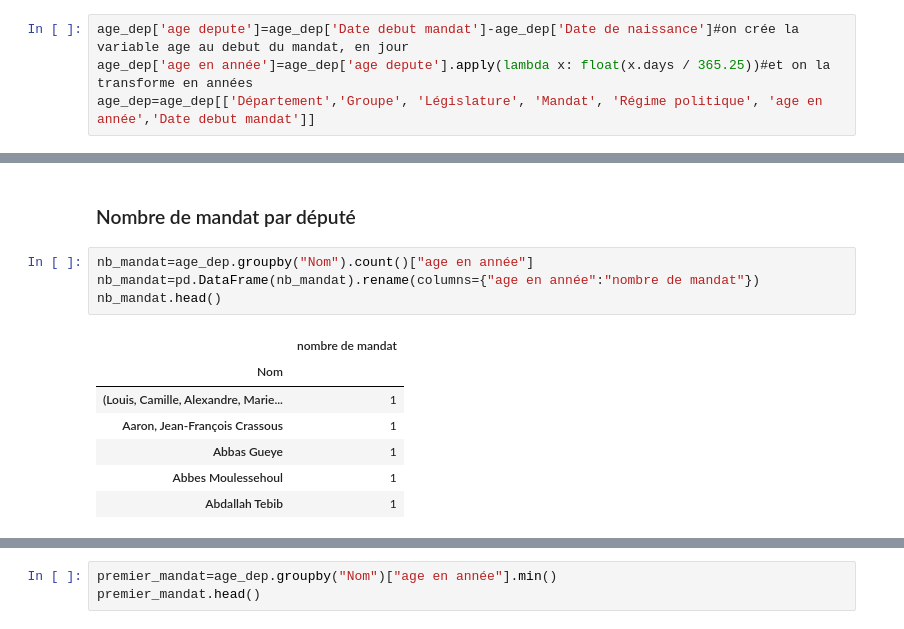
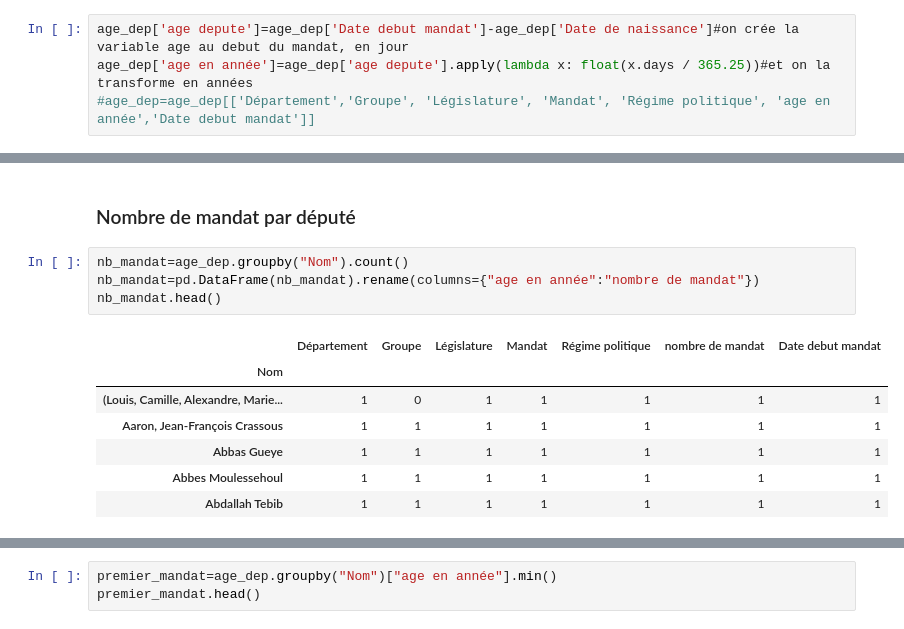
Before and after one commit to dusylvain/Projet-Python-deputes, a Jupyter notebook: prep_donnee.ipynb, the cells around one changed output, grey strips where cells are left out. Saved outputs shown, nothing was run; the diff lists cells and outputs as text.

```diff
--- a/prep_donnee.ipynb
+++ b/prep_donnee.ipynb
@@ -59,7 +95,7 @@ age_dep.head(2)
 # %%
 age_dep['age depute']=age_dep['Date debut mandat']-age_dep['Date de naissance']#on crée la variable age au debut du mandat, en jour
 age_dep['age en année']=age_dep['age depute'].apply(lambda x: float(x.days / 365.25))#et on la transforme en années
-age_dep=age_dep[['Département','Groupe', 'Législature', 'Mandat', 'Régime politique', 'age en année','Date debut mandat']]
+#age_dep=age_dep[['Département','Groupe', 'Législature', 'Mandat', 'Régime politique', 'age en année','Date debut mandat']]
 # %%
 age_dep.head(2)
 # %% [output]
@@ -72,17 +125,17 @@ age_dep.head(2)
 # %% [markdown]
 <h3> Nombre de mandat par député
 # %%
-nb_mandat=age_dep.groupby("Nom").count()["age en année"]
+nb_mandat=age_dep.groupby("Nom").count()
 nb_mandat=pd.DataFrame(nb_mandat).rename(columns={"age en année":"nombre de mandat"})
 nb_mandat.head()
 # %% [output]
-|  | nombre de mandat |
-| Nom |  |
-| (Louis, Camille, Alexandre, Marie... | 1 |
-| Aaron, Jean-François Crassous | 1 |
-| Abbas Gueye | 1 |
-| Abbes Moulessehoul | 1 |
-| Abdallah Tebib | 1 |
+|  | Département | Groupe | Législature | Mandat | Régime politique | nombre de mandat | Date debut mandat |
+| Nom |  |  |  |  |  |  |  |
+| (Louis, Camille, Alexandre, Marie... | 1 | 0 | 1 | 1 | 1 | 1 | 1 |
+| Aaron, Jean-François Crassous | 1 | 1 | 1 | 1 | 1 | 1 | 1 |
+| Abbas Gueye | 1 | 1 | 1 | 1 | 1 | 1 | 1 |
+| Abbes Moulessehoul | 1 | 1 | 1 | 1 | 1 | 1 | 1 |
+| Abdallah Tebib | 1 | 1 | 1 | 1 | 1 | 1 | 1 |
 # %%
 df_depu_b=df_depu.join(nb_mandat,on="Nom",lsuffix=" ")
 df_depu_b.sample(5)
```
Also changed, not shown: parts of 12 cells of this notebook.
